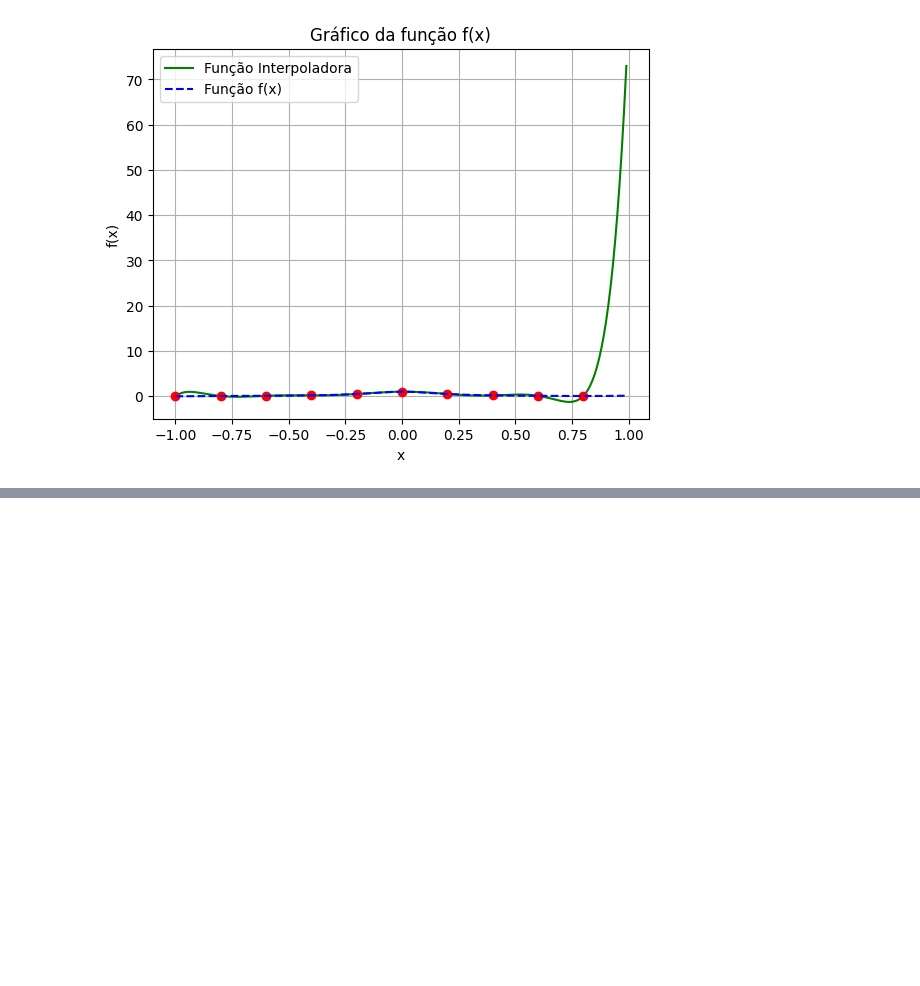
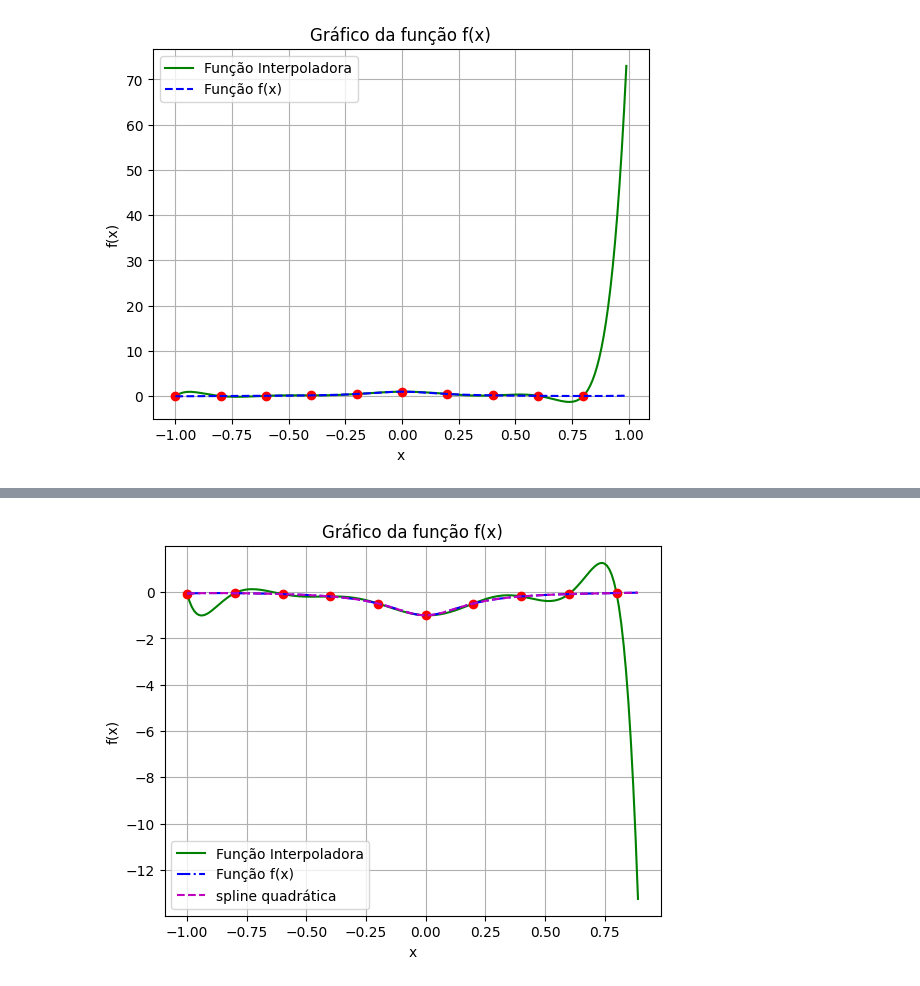
Before and after one commit to syannekaroline/MatematicaComputacional, a Jupyter notebook: ExercícioPratico05_Interpolacao.ipynb, the cells around one changed output, grey strips where cells are left out. Cells and saved outputs as stored; diff of their text form; code cells hidden in the pictures; blank space fills up the shorter version.

```diff
--- a/ExercícioPratico05_Interpolacao.ipynb
+++ b/ExercícioPratico05_Interpolacao.ipynb
@@ -228,0 +240,29 @@ Results(polynomial_18,Intervalo,x,pontosy)
+# %%
+def Results(f,x,pontosx,pontosy,spline=True):
+    y= f(x)
+    t  = x
+    yt = []
+
+    for i in t:
+        yt.append(interpNewton(pontosx, pontosy, i))
+
+
+    f2 = interp1d(x, y, kind='quadratic')
+
+    plt.plot(t,yt,marker = '', label= 'Função Interpoladora',color = 'green')
+    plt.plot(pontosx,pontosy,'ro')
+    plt.plot(x, y,'b-.', label= 'Função f(x)')
+    plt.plot(x, f2(x),'m--',label = 'spline quadrática')
+    plt.xlabel('x')
+    plt.ylabel('f(x)')
+    plt.title('Gráfico da função f(x)')
+    plt.legend()
+    plt.grid(True)
+    plt.show()
+# %%
+x = np.arange(-1, 0.9, 0.2)
+pontosy= list(map(polynomial_15, x))
+Intervalo = np.arange(-1, 0.9, 0.01)
+Results(polynomial_15,Intervalo,x,pontosy)
+# %% [output]
+[figure, added]
```
Also changed, not shown: parts of 5 cells of this notebook.
